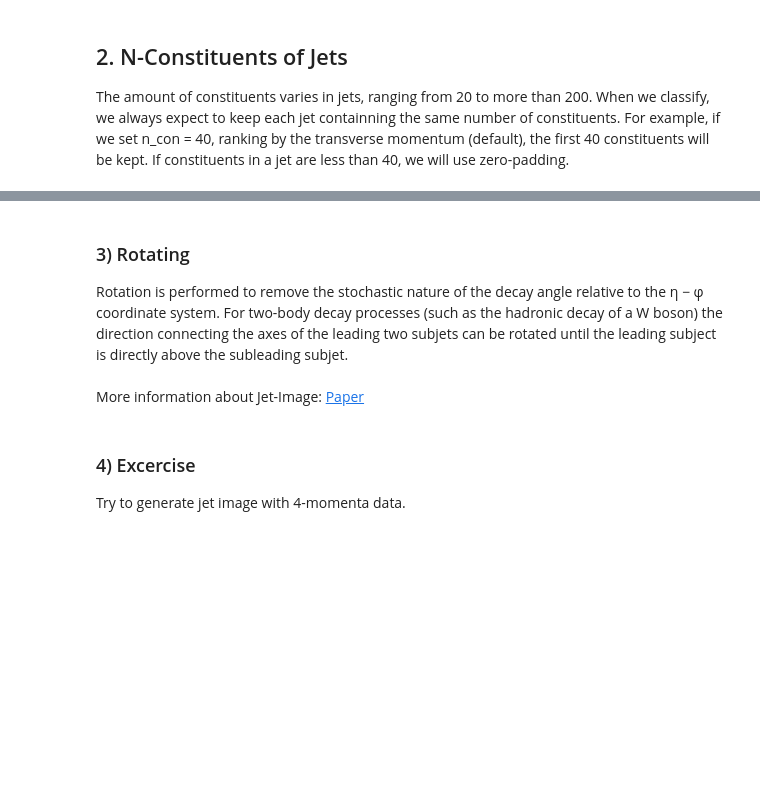
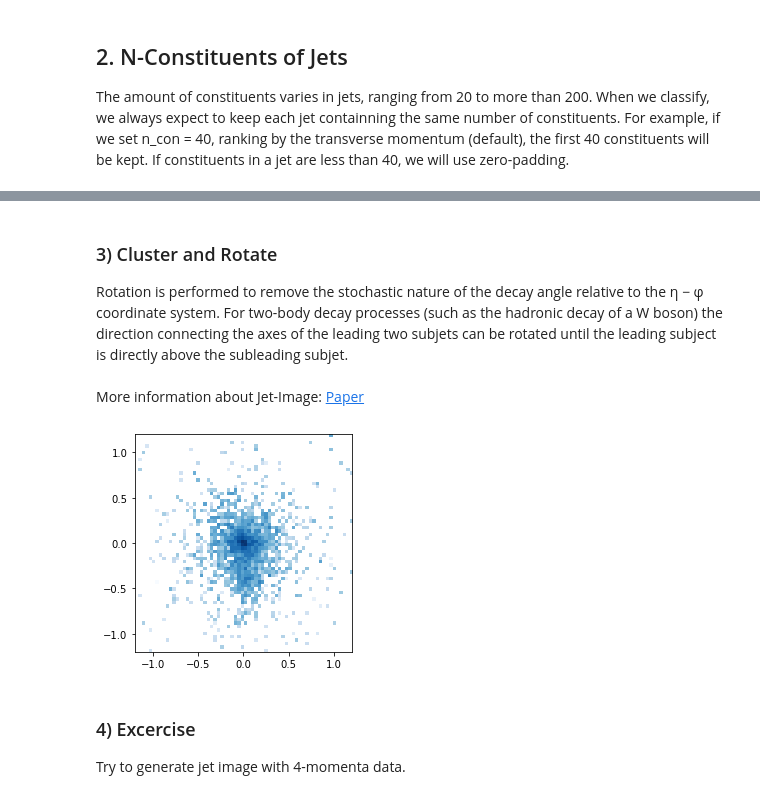
Before and after one commit to Noam-91/EPE_Dec_2020_Data_Preprocessing, a Jupyter notebook: Advanced Skills.ipynb, the cells around one changed output, grey strips where cells are left out. Cells and saved outputs as stored; diff of their text form; code cells hidden in the pictures; blank space fills up the shorter version.

```diff
--- a/Advanced Skills.ipynb
+++ b/Advanced Skills.ipynb
@@ -117,0 +106,5 @@ sequence = cluster(eventCopy, R=R0, p= p, ep=True)
+# %%
+filePath = "data/4m_samples.h5"
+nJets = 100
+nConstituents = 40
+momenta,labels = _load(filePath,nJets , nConstituents)
@@ -118,5 +146,7 @@ sequence = cluster(eventCopy, R=R0, p= p, ep=True)
+# %%
+features = _getFeatures(momenta,nConstituents)
 # %% [markdown]
-### 3) Rotating
+### 3) Cluster and Rotate
 Rotation is performed to remove the stochastic nature of the decay angle relative to the η − φ coordinate system. For two-body decay processes (such as the hadronic decay of a W boson) the direction connecting the axes of the leading two subjets can be rotated until the leading subject is directly above the subleading subjet.
 <br><br>
 More information about Jet-Image: [Paper](https://arxiv.org/pdf/1407.5675.pdf)
@@ -162,3 +215,31 @@ def _rotate(event, R0 = 0.2,  p = 1):
+# %%
+features = getRot(features,R0=0.2,p=-1)
+# %%
+from scipy.stats import binned_statistic_2d
+import matplotlib.pyplot as plt
+def getImage (features,R=1.2,bins=64):
+    validIndices = np.where(features[:,:,0]!=0)
+    etaRot = features[validIndices[0],validIndices[1],-2]
+    phiRot = features[validIndices[0],validIndices[1],-1]
+    pT = features[validIndices[0],validIndices[1],0]
+
+    ranges = np.array([[-R,R],[-R,R]])
+
+    # Sum energy deposits in each bin
+    digitized = binned_statistic_2d(etaRot, phiRot, pT, statistic="sum", bins=bins, range= ranges)
+    jet_image = digitized.statistic
+    # Up side down
+    jet_image = jet_image[::-1,:]
+
+    return jet_image
+
+def plotImage (jet_image):
+    plt.imshow(np.log(jet_image), extent = [-1.2,1.2,-1.2,1.2], cmap = 'Blues')
+# %%
+jet_image = getImage(features)
+plotImage(jet_image)
+# %% [output]
+[figure, added]
 # %% [markdown]
 ### 4) Excercise
 Try to generate jet image with 4-momenta data.
```
Also changed, not shown: parts of 5 cells of this notebook.
